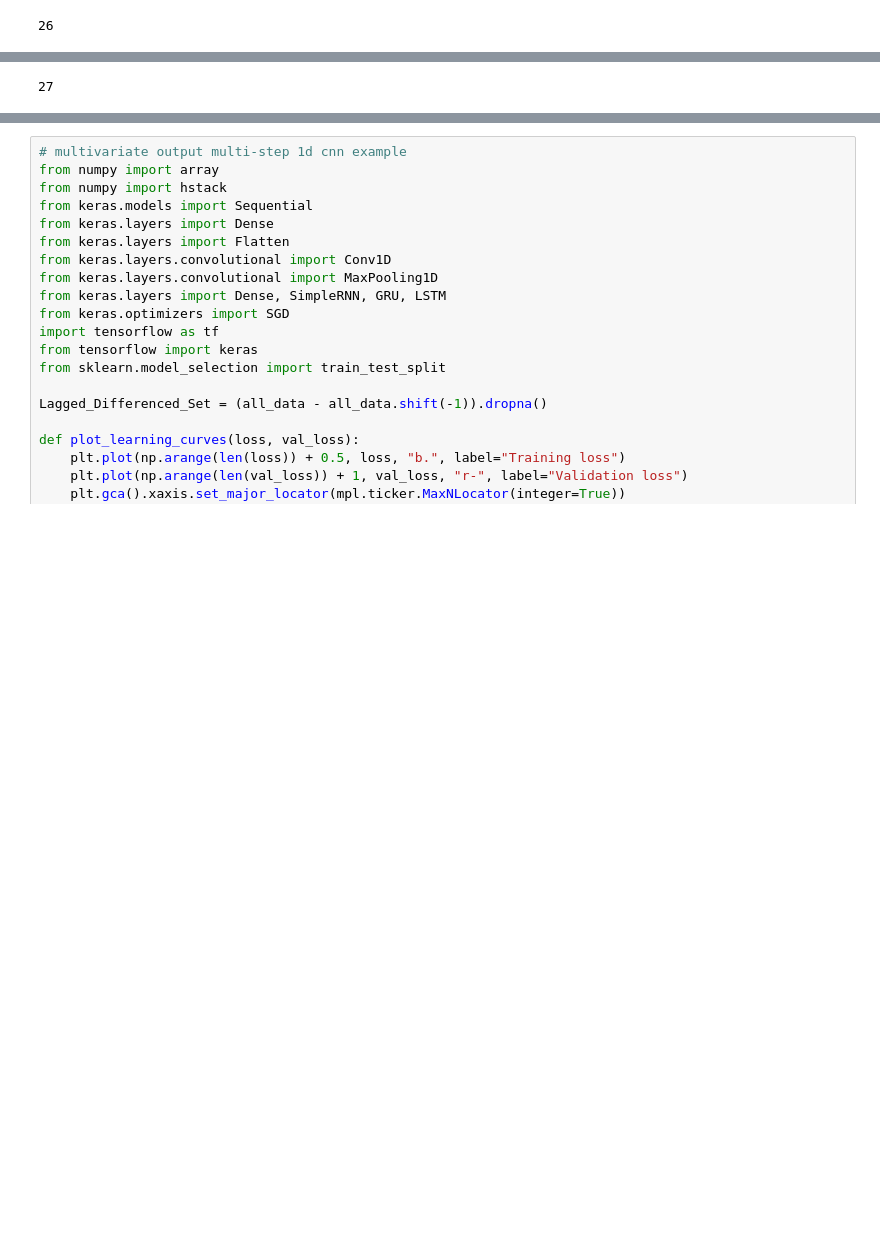
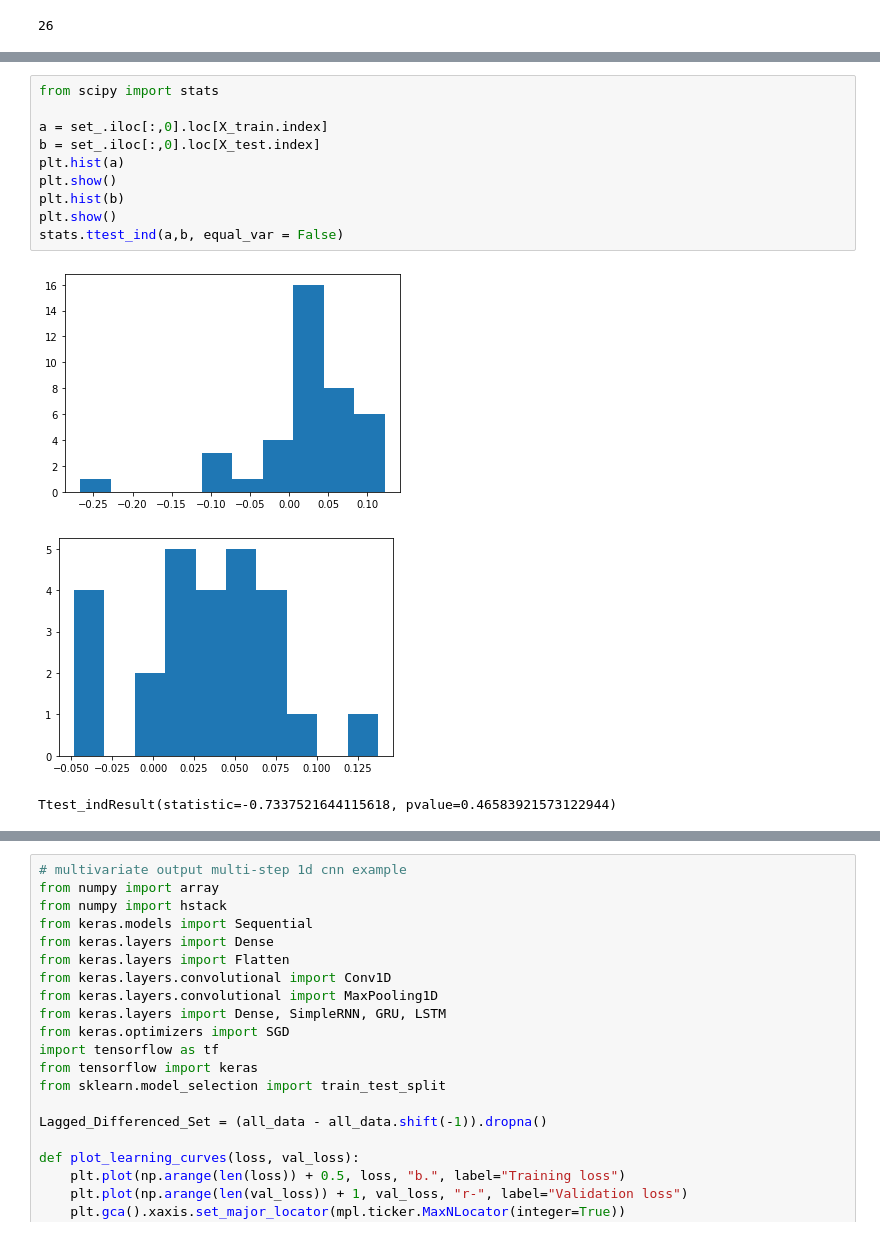
Before and after one commit to webclinic017/Python-Stock-1, a Jupyter notebook: FRED_analysis.ipynb, the cells around one changed output, grey strips where cells are left out. Cells and saved outputs as stored; diff of their text form; blank space fills up the shorter version.

```diff
--- a/FRED_analysis.ipynb
+++ b/FRED_analysis.ipynb
@@ -665,5 +665,16 @@ X_inter_test = X_test_transformed
 # %% [output]
 0.80 accuracy with a standard deviation of 0.06
 # %%
+from scipy import stats
+
+a = set_.iloc[:,0].loc[X_train.index]
+b = set_.iloc[:,0].loc[X_test.index]
+plt.hist(a)
+plt.show()
+plt.hist(b)
+plt.show()
+stats.ttest_ind(a,b, equal_var = False)
 # %% [output]
+[figure, added]
+[figure, added]
-27
+Ttest_indResult(statistic=-0.7337521644115618, pvalue=0.46583921573122944)
```
Also changed, not shown: parts of 8 cells of this notebook.
